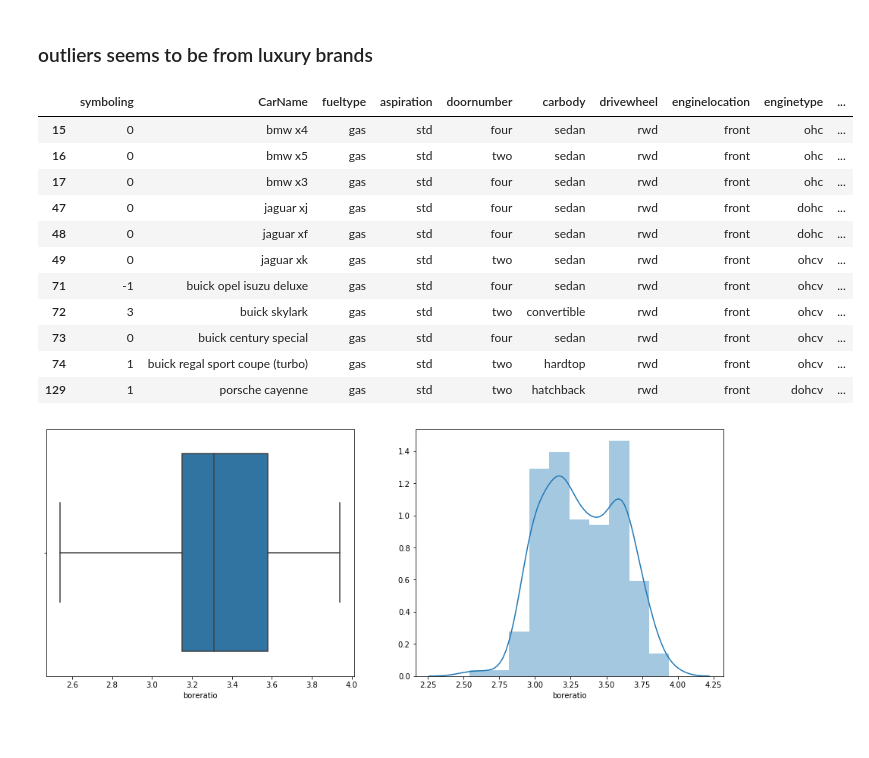
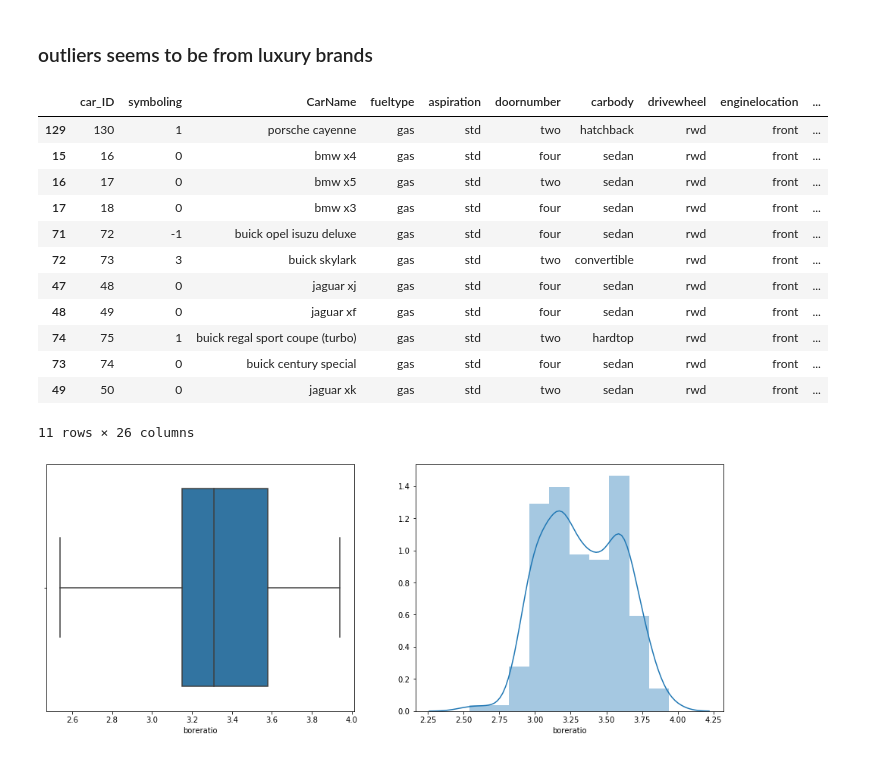
Before and after one commit to prateekkohli1992/regression_1, a Jupyter notebook: EXPLORE_DATA_AND_GAPS.ipynb, the cells around one changed output. Drawn from its saved outputs; the diff is of its cells as text; code cells hidden in the pictures.

```diff
--- a/EXPLORE_DATA_AND_GAPS.ipynb
+++ b/EXPLORE_DATA_AND_GAPS.ipynb
@@ -495,20 +491,21 @@ plt.show()
 # %% [markdown]
 ### outliers seems to be from luxury brands
 # %%
-data_cat[data_numeric['enginesize']>200]
+data[data_numeric['enginesize']>200].sort_values('enginesize')
 # %% [output]
-|  | symboling | CarName | fueltype | aspiration | doornumber | carbody | drivewheel | enginelocation | enginetype | ... |
-| 15 | 0 | bmw x4 | gas | std | four | sedan | rwd | front | ohc | ... |
-| 16 | 0 | bmw x5 | gas | std | two | sedan | rwd | front | ohc | ... |
-| 17 | 0 | bmw x3 | gas | std | four | sedan | rwd | front | ohc | ... |
-| 47 | 0 | jaguar xj | gas | std | four | sedan | rwd | front | dohc | ... |
-| 48 | 0 | jaguar xf | gas | std | four | sedan | rwd | front | dohc | ... |
-| 49 | 0 | jaguar xk | gas | std | two | sedan | rwd | front | ohcv | ... |
-| 71 | -1 | buick opel isuzu deluxe | gas | std | four | sedan | rwd | front | ohcv | ... |
-| 72 | 3 | buick skylark | gas | std | two | convertible | rwd | front | ohcv | ... |
-| 73 | 0 | buick century special | gas | std | four | sedan | rwd | front | ohcv | ... |
-| 74 | 1 | buick regal sport coupe (turbo) | gas | std | two | hardtop | rwd | front | ohcv | ... |
-| 129 | 1 | porsche cayenne | gas | std | two | hatchback | rwd | front | dohcv | ... |
+|  | car_ID | symboling | CarName | fueltype | aspiration | doornumber | carbody | drivewheel | enginelocation | ... |
+| 129 | 130 | 1 | porsche cayenne | gas | std | two | hatchback | rwd | front | ... |
+| 15 | 16 | 0 | bmw x4 | gas | std | four | sedan | rwd | front | ... |
+| 16 | 17 | 0 | bmw x5 | gas | std | two | sedan | rwd | front | ... |
+| 17 | 18 | 0 | bmw x3 | gas | std | four | sedan | rwd | front | ... |
+| 71 | 72 | -1 | buick opel isuzu deluxe | gas | std | four | sedan | rwd | front | ... |
+| 72 | 73 | 3 | buick skylark | gas | std | two | convertible | rwd | front | ... |
+| 47 | 48 | 0 | jaguar xj | gas | std | four | sedan | rwd | front | ... |
+| 48 | 49 | 0 | jaguar xf | gas | std | four | sedan | rwd | front | ... |
+| 74 | 75 | 1 | buick regal sport coupe (turbo) | gas | std | two | hardtop | rwd | front | ... |
+| 73 | 74 | 0 | buick century special | gas | std | four | sedan | rwd | front | ... |
+| 49 | 50 | 0 | jaguar xk | gas | std | two | sedan | rwd | front | ... |
+11 rows × 26 columns
 # %%
 fig,ax = plt.subplots(ncols=2,figsize=(16, 6))
 sns.boxplot(data_numeric['boreratio'],ax=ax[0])
```
Also changed, not shown: parts of 27 cells of this notebook, 8 other files.
